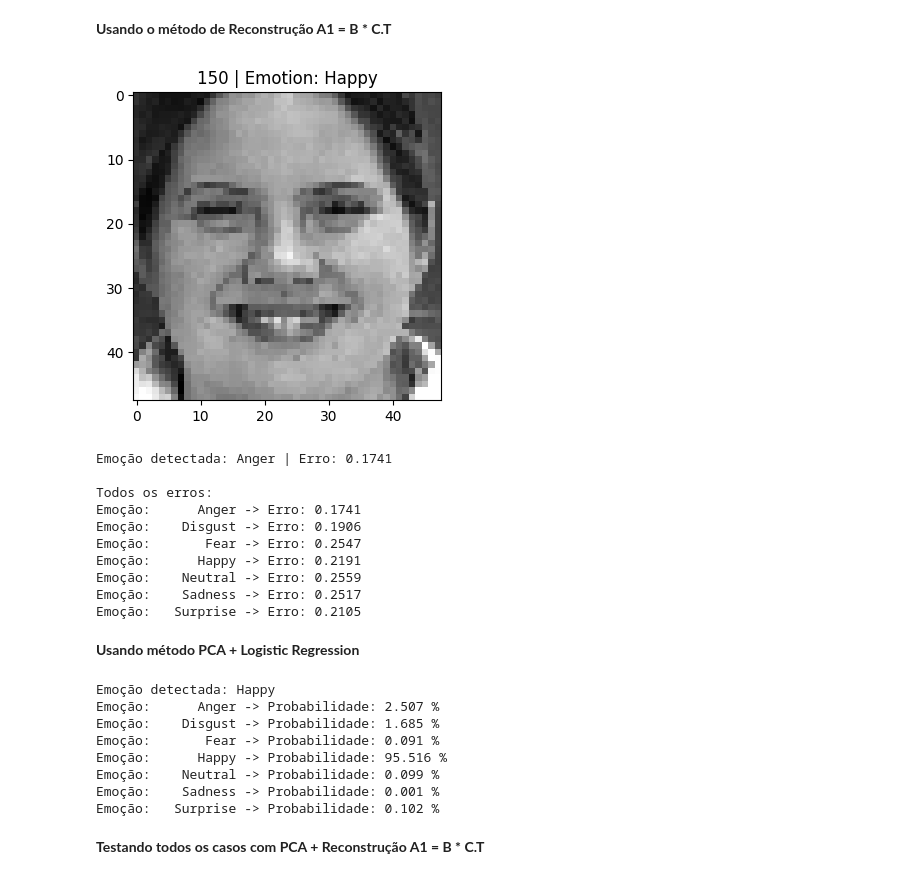
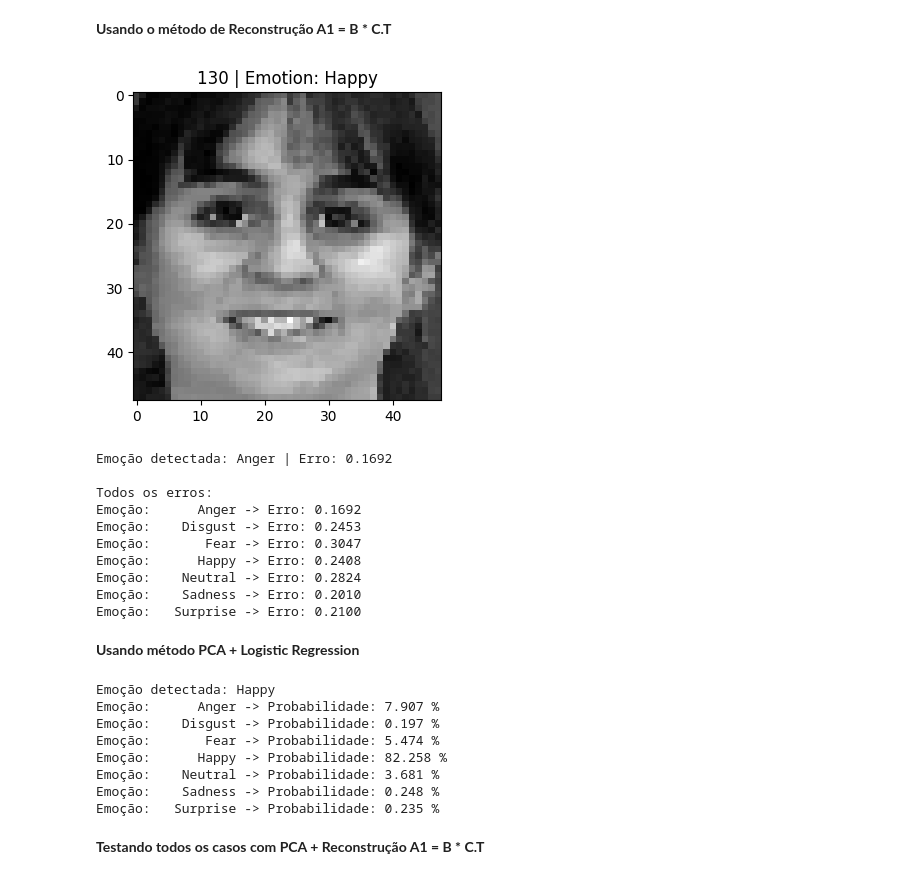
Before and after one commit to mawerneck/Projeto-Final-CoCADa, a Jupyter notebook: script.ipynb, the cells around one changed output. Saved outputs shown, nothing was run; the diff lists cells and outputs as text; code cells hidden in the pictures.

```diff
--- a/script.ipynb
+++ b/script.ipynb
@@ -238,18 +238,18 @@ for i in range(7):
 # %% [markdown]
 **Usando o método de Reconstrução A1 = B * C.T**
 # %%
-target_index = 150
+target_index = 130
 
 # IMAGEM ORIGINAL
 face = faces[target_index]
 emotion = df_flatten.loc[target_index]["emotion"]
 plt.figure(figsize=(4, 4))
 plt.title(f"{target_index} | Emotion: {emotion}")
 plt.imshow(face, cmap='gray')
 #plt.axis("off")
 plt.show()
 # %% [output]
-[figure, old version]
+[figure, new version]
 # %%
 data, pcas = training_PCA(faces_flatten, df_flatten, target_index)
 detected_emotion, min_error, all_errors = classify_emotion(faces_flatten, pcas, target_index)
@@ -258,16 +258,16 @@ print(f"\nEmoção detectada: {detected_emotion} | Erro: {min_error:.4f}\n\nTodo
 for emotion, error in all_errors.items():
     print(f"Emoção: {emotion:>10} -> Erro: {(error):.4f}")
 # %% [output]
-Emoção detectada: Anger | Erro: 0.1741
+Emoção detectada: Anger | Erro: 0.1692
 
 Todos os erros:
-Emoção:      Anger -> Erro: 0.1741
-Emoção:    Disgust -> Erro: 0.1906
-Emoção:       Fear -> Erro: 0.2547
-Emoção:      Happy -> Erro: 0.2191
-Emoção:    Neutral -> Erro: 0.2559
-Emoção:    Sadness -> Erro: 0.2517
-Emoção:   Surprise -> Erro: 0.2105
+Emoção:      Anger -> Erro: 0.1692
+Emoção:    Disgust -> Erro: 0.2453
+Emoção:       Fear -> Erro: 0.3047
+Emoção:      Happy -> Erro: 0.2408
+Emoção:    Neutral -> Erro: 0.2824
+Emoção:    Sadness -> Erro: 0.2010
+Emoção:   Surprise -> Erro: 0.2100
 # %% [markdown]
 **Usando método PCA + Logistic Regression**
 # %%
@@ -279,13 +279,13 @@ for i in range(7):
     print(f"Emoção: {emotions[i]:>10} -> Probabilidade: {(probs[i]*100):.3f} %")
 # %% [output]
 Emoção detectada: Happy
-Emoção:      Anger -> Probabilidade: 2.507 %
-Emoção:    Disgust -> Probabilidade: 1.685 %
-Emoção:       Fear -> Probabilidade: 0.091 %
-Emoção:      Happy -> Probabilidade: 95.516 %
-Emoção:    Neutral -> Probabilidade: 0.099 %
-Emoção:    Sadness -> Probabilidade: 0.001 %
-Emoção:   Surprise -> Probabilidade: 0.102 %
+Emoção:      Anger -> Probabilidade: 7.907 %
+Emoção:    Disgust -> Probabilidade: 0.197 %
+Emoção:       Fear -> Probabilidade: 5.474 %
+Emoção:      Happy -> Probabilidade: 82.258 %
+Emoção:    Neutral -> Probabilidade: 3.681 %
+Emoção:    Sadness -> Probabilidade: 0.248 %
+Emoção:   Surprise -> Probabilidade: 0.235 %
 # %% [markdown]
 **Testando todos os casos com PCA + Reconstrução A1 = B * C.T**
 # %%
```
Also changed, not shown: parts of 8 cells of this notebook.
